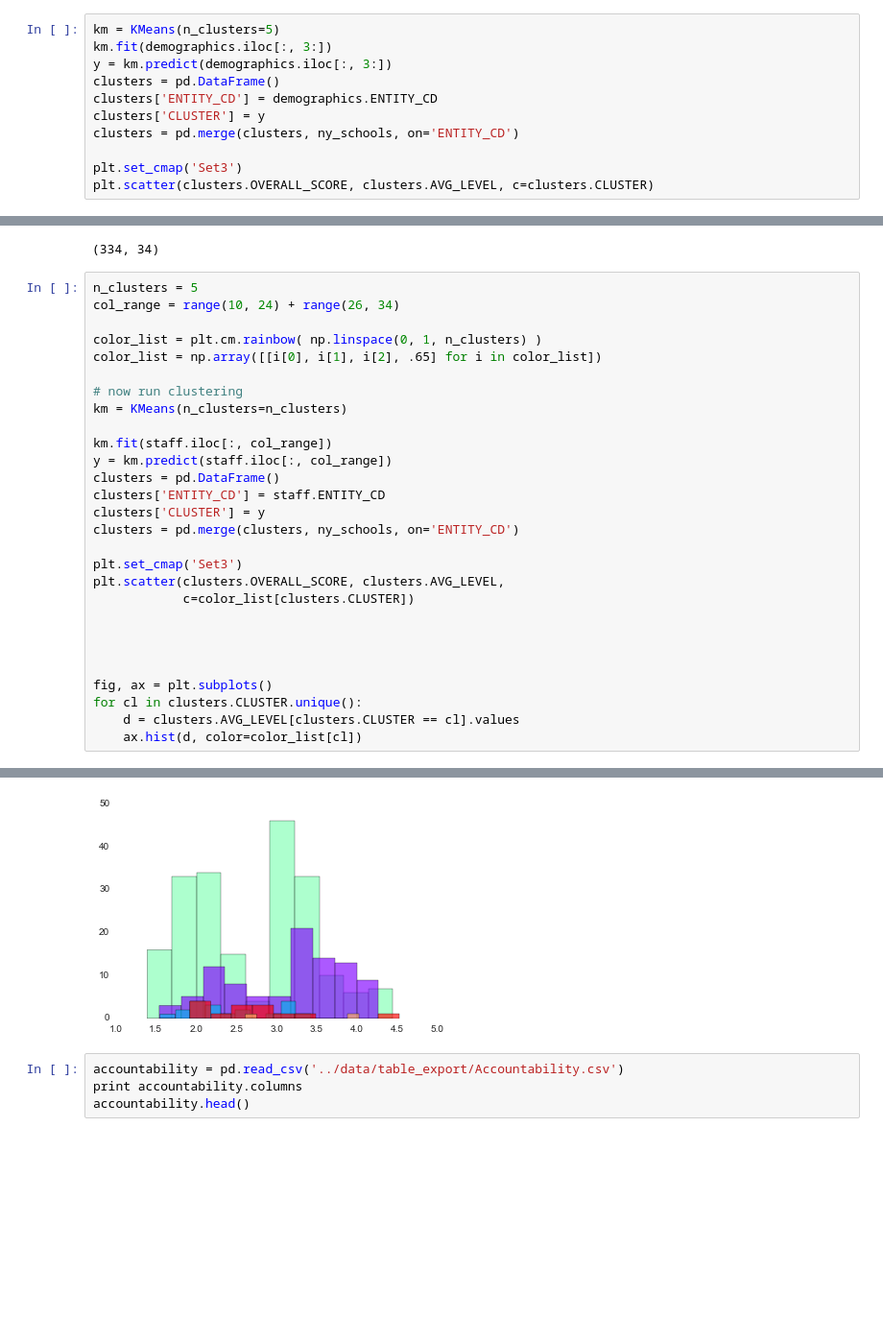
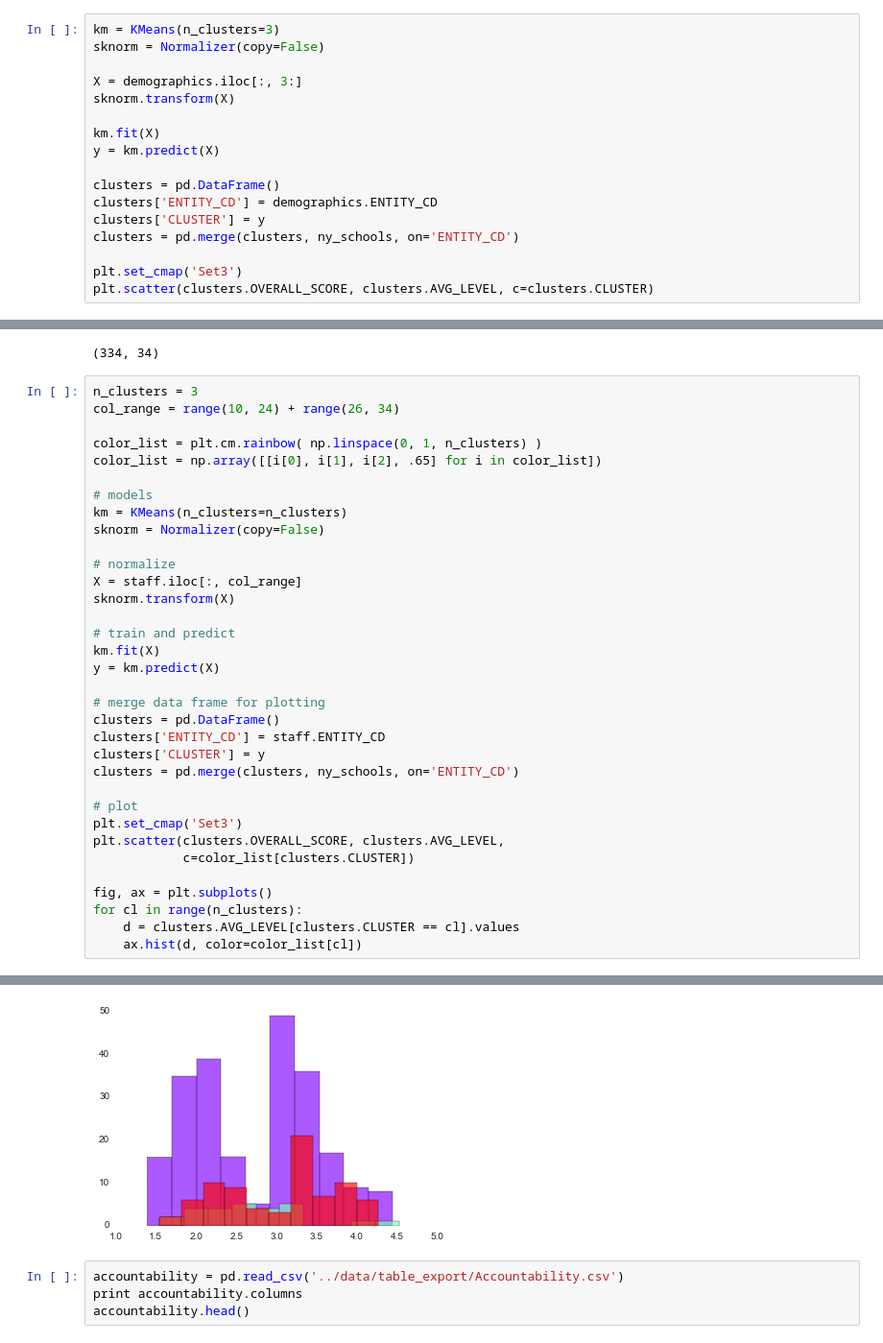
Before and after one commit to ajp619/NY-Teacher, a Jupyter notebook: code/NY Teacher Data 0.2.ipynb, the cells around one changed output, grey strips where cells are left out. Shown at 96% size. Drawn from its saved outputs; the diff is of its cells as text; blank space fills up the shorter version.

Commit message:
updated clustering

```diff
--- a/code/NY Teacher Data 0.2.ipynb
+++ b/code/NY Teacher Data 0.2.ipynb
@@ -567,9 +567,15 @@ Index([u'ENTITY_CD', u'ENTITY_NAME', u'YEAR', u'NUM_FREE_LUNCH', u'PER_FREE_LUNC
 | 12869 | 310100011650 | CASCADES HIGH SCHOOL | 2014 | 153 | 72 | 14 | 7 | ... |
 5 rows × 29 columns
 # %%
-km = KMeans(n_clusters=5)
-km.fit(demographics.iloc[:, 3:])
-y = km.predict(demographics.iloc[:, 3:])
+km = KMeans(n_clusters=3)
+sknorm = Normalizer(copy=False)
+
+X = demographics.iloc[:, 3:]
+sknorm.transform(X)
+
+km.fit(X)
+y = km.predict(X)
+
 clusters = pd.DataFrame()
 clusters['ENTITY_CD'] = demographics.ENTITY_CD
 clusters['CLUSTER'] = y
@@ -678,31 +684,37 @@ staff.shape
 # %% [output]
 (334, 34)
 # %%
-n_clusters = 5
+n_clusters = 3
 col_range = range(10, 24) + range(26, 34)
 
 color_list = plt.cm.rainbow( np.linspace(0, 1, n_clusters) )
 color_list = np.array([[i[0], i[1], i[2], .65] for i in color_list])
 
-# now run clustering
+# models
 km = KMeans(n_clusters=n_clusters)
+sknorm = Normalizer(copy=False)
 
-km.fit(staff.iloc[:, col_range])
-y = km.predict(staff.iloc[:, col_range])
+# normalize
+X = staff.iloc[:, col_range]
+sknorm.transform(X)
+
+# train and predict
+km.fit(X)
+y = km.predict(X)
+
+# merge data frame for plotting
 clusters = pd.DataFrame()
 clusters['ENTITY_CD'] = staff.ENTITY_CD
 clusters['CLUSTER'] = y
 clusters = pd.merge(clusters, ny_schools, on='ENTITY_CD')
 
+# plot
 plt.set_cmap('Set3')
 plt.scatter(clusters.OVERALL_SCORE, clusters.AVG_LEVEL,
             c=color_list[clusters.CLUSTER])
 
-
-
-
 fig, ax = plt.subplots()
-for cl in clusters.CLUSTER.unique():
+for cl in range(n_clusters):
     d = clusters.AVG_LEVEL[clusters.CLUSTER == cl].values
     ax.hist(d, color=color_list[cl])
 # %% [output]
@@ -710,4 +722,4 @@ for cl in clusters.CLUSTER.unique():
-[figure, old version]
+[figure, new version]
 # %%
 accountability = pd.read_csv('../data/table_export/Accountability.csv')
 print accountability.columns
```
Also changed, not shown: parts of 4 cells of this notebook.
